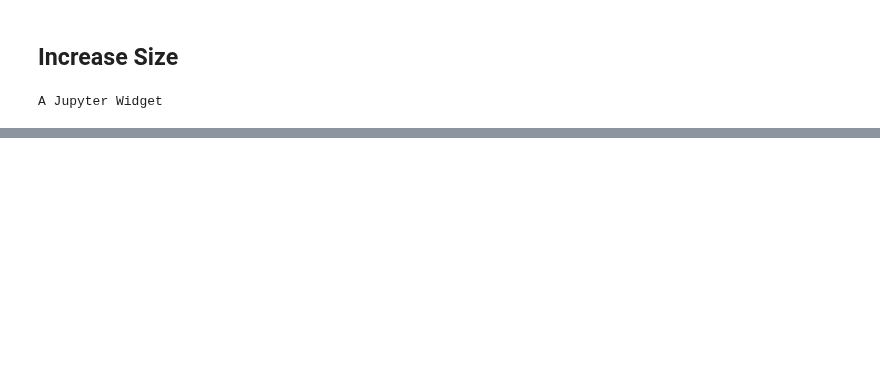
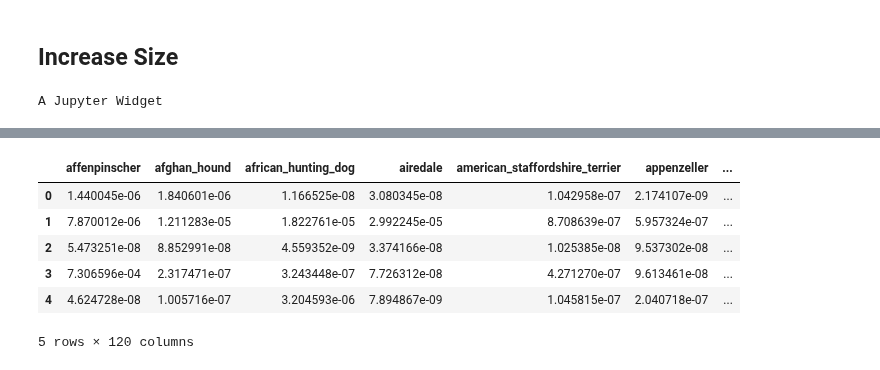
Before and after one commit to agoila/fastai, a Jupyter notebook: courses/dl1/Kaggle-dog-breed-classification.ipynb, the cells around one changed output, grey strips where cells are left out. Cells and saved outputs as stored; diff of their text form; code cells hidden in the pictures; blank space fills up the shorter version.

```diff
--- a/courses/dl1/Kaggle-dog-breed-classification.ipynb
+++ b/courses/dl1/Kaggle-dog-breed-classification.ipynb
@@ -250,0 +307,2 @@ accuracy(log_preds, y), metrics.log_loss(y, probs)
+# %%
+test_preds = np.exp(test_preds)
@@ -250,0 +352,16 @@ accuracy(log_preds, y), metrics.log_loss(y, probs)
+# %%
+sub = pd.DataFrame(test_preds)
+# %%
+col_names = data.classes
+# %%
+sub.columns = col_names
+# %%
+sub.head(5)
+# %% [output]
+|  | affenpinscher | afghan_hound | african_hunting_dog | airedale | american_staffordshire_terrier | appenzeller | ... |
+| 0 | 1.440045e-06 | 1.840601e-06 | 1.166525e-08 | 3.080345e-08 | 1.042958e-07 | 2.174107e-09 | ... |
+| 1 | 7.870012e-06 | 1.211283e-05 | 1.822761e-05 | 2.992245e-05 | 8.708639e-07 | 5.957324e-07 | ... |
+| 2 | 5.473251e-08 | 8.852991e-08 | 4.559352e-09 | 3.374166e-08 | 1.025385e-08 | 9.537302e-08 | ... |
+| 3 | 7.306596e-04 | 2.317471e-07 | 3.243448e-07 | 7.726312e-08 | 4.271270e-07 | 9.613461e-08 | ... |
+| 4 | 4.624728e-08 | 1.005716e-07 | 3.204593e-06 | 7.894867e-09 | 1.045815e-07 | 2.040718e-07 | ... |
+5 rows × 120 columns
```
Also changed, not shown: parts of 36 cells of this notebook, 2 other files.
